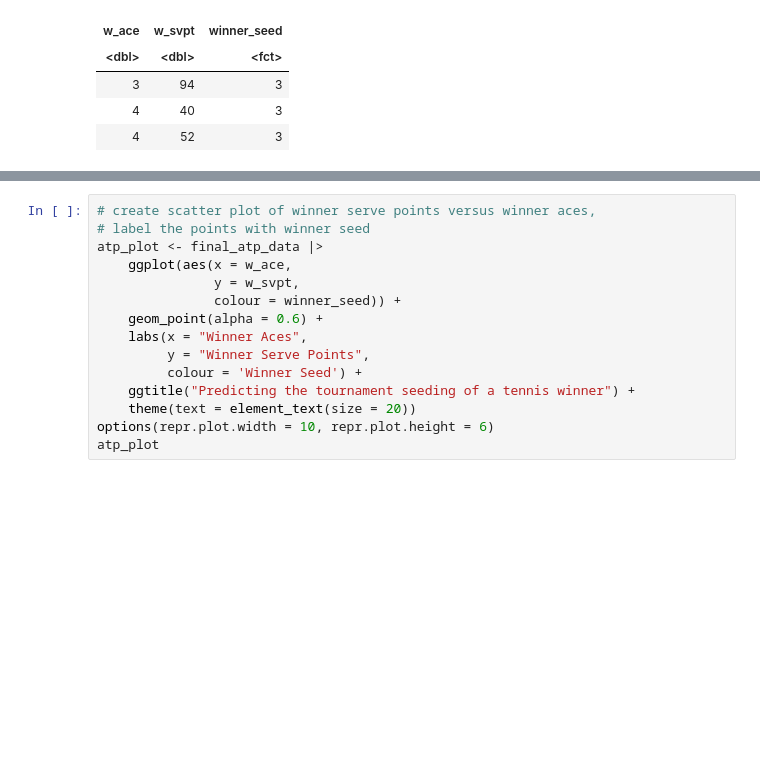
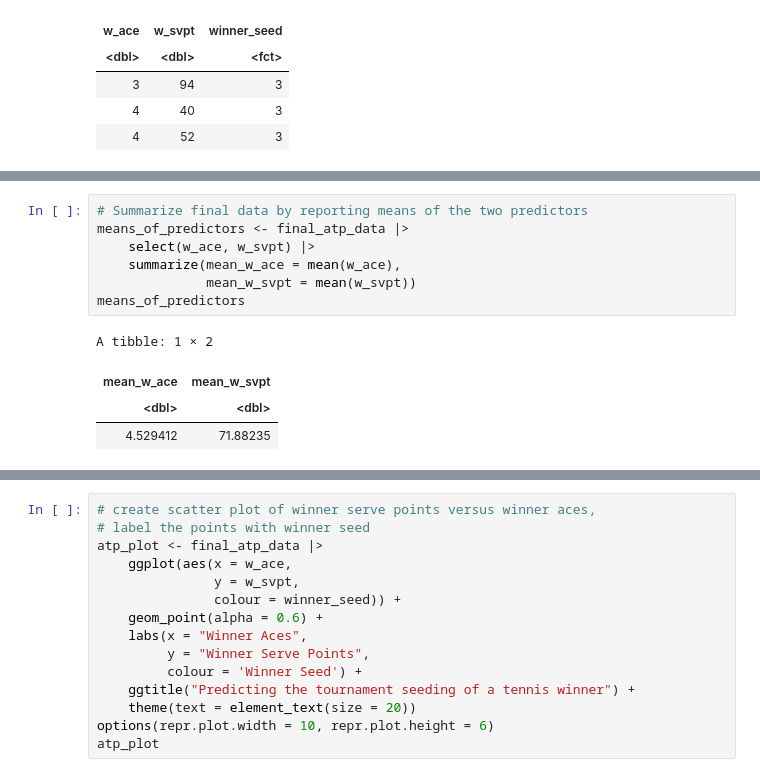
Before and after one commit to Caseyxyq/Dsci100_group44, a Jupyter notebook: group proposal-2.ipynb, the cells around one changed output, grey strips where cells are left out. Saved outputs shown, nothing was run; the diff lists cells and outputs as text; blank space fills up the shorter version.

```diff
--- a/group proposal-2.ipynb
+++ b/group proposal-2.ipynb
@@ -82,0 +113,12 @@ A tibble: 3 × 3
+# %%
+# Summarize final data by reporting means of the two predictors
+means_of_predictors <- final_atp_data |>
+    select(w_ace, w_svpt) |>
+    summarize(mean_w_ace = mean(w_ace),
+              mean_w_svpt = mean(w_svpt))
+means_of_predictors
+# %% [output]
+A tibble: 1 × 2
+| mean_w_ace | mean_w_svpt |
+| <dbl> | <dbl> |
+| 4.529412 | 71.88235 |
```
Also changed, not shown: parts of 7 cells of this notebook.
